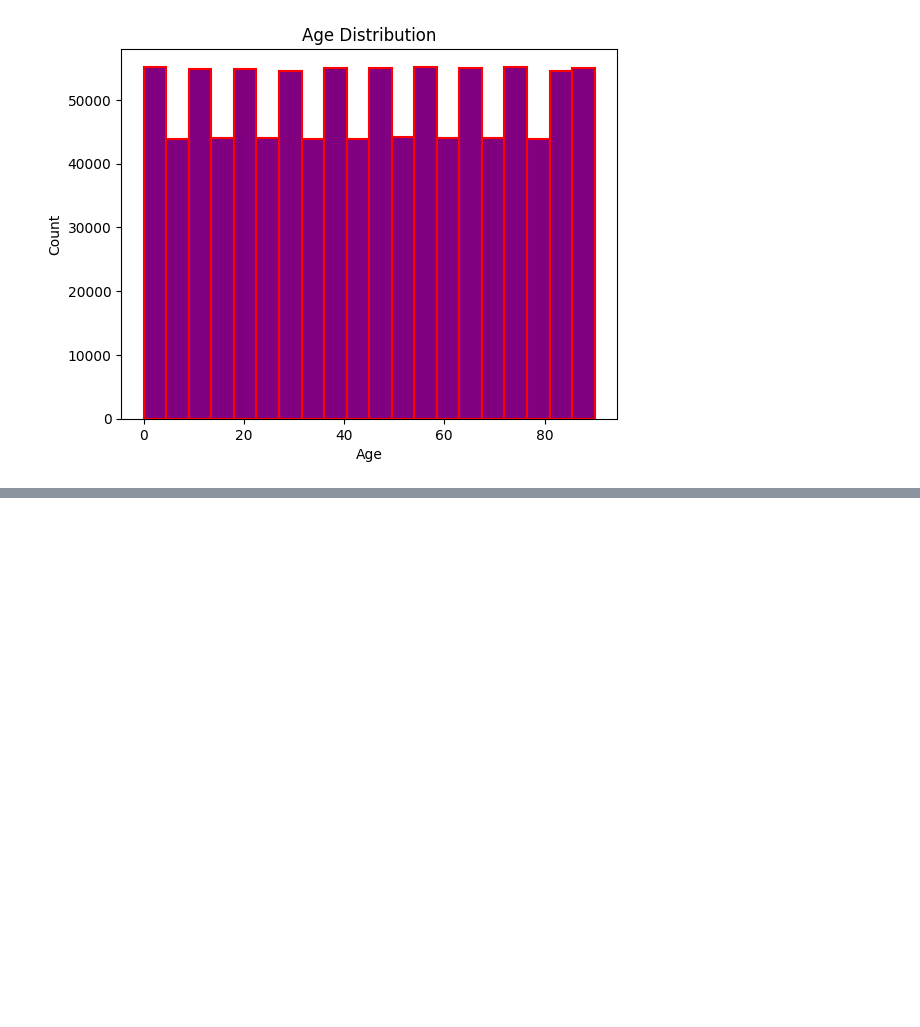
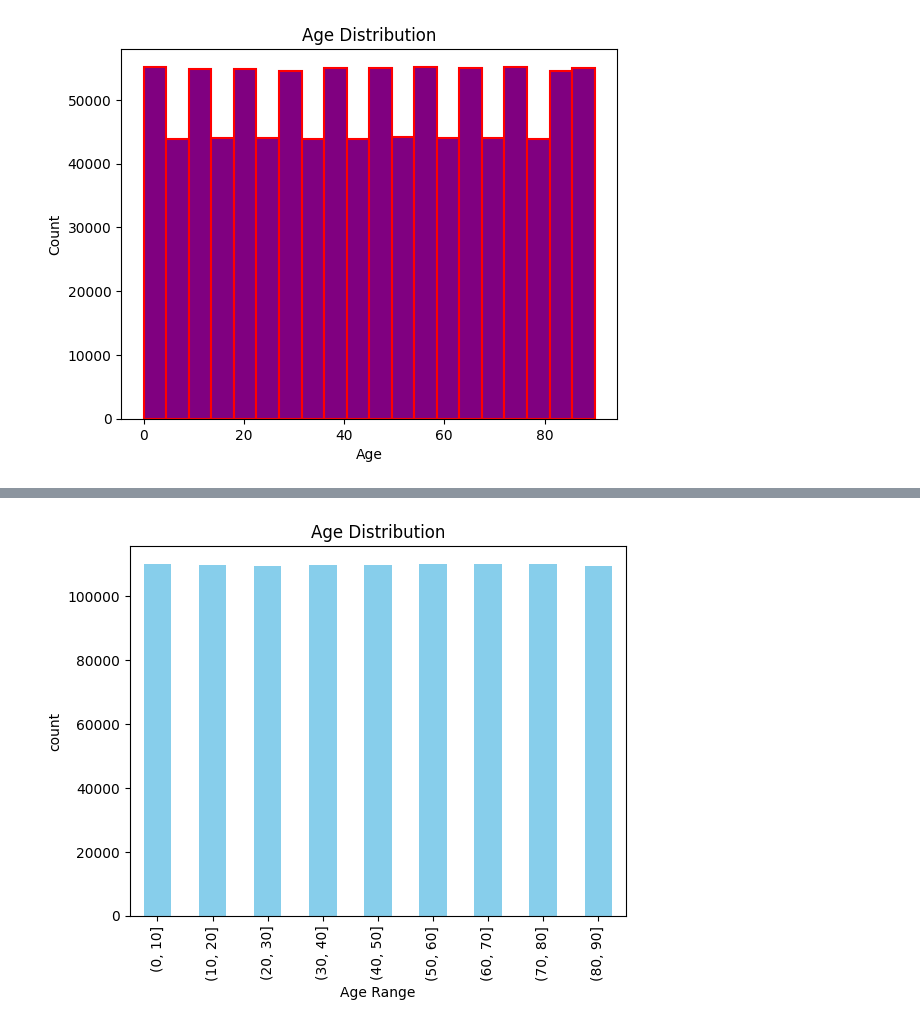
Before and after one commit to Avas77/healthcare-data-analysis, a Jupyter notebook: demography-analysis.ipynb, the cells around one changed output, grey strips where cells are left out. Cells and saved outputs as stored; diff of their text form; code cells hidden in the pictures; blank space fills up the shorter version.

```diff
--- a/demography-analysis.ipynb
+++ b/demography-analysis.ipynb
@@ -44,0 +53,5 @@ plt.show()
+# %%
+age_bins = [0, 10, 20, 30, 40, 50, 60, 70, 80, 90]
+# %%
+patient_csv["Age_Range"] = pd.cut(patient_csv["Age"], bins=age_bins)
+patient_csv
@@ -44,0 +72,3 @@ plt.show()
+# %%
+age_distribution = patient_csv["Age_Range"].value_counts().sort_index()
+age_distribution
@@ -44,0 +87,8 @@ plt.show()
+# %%
+age_distribution.plot(kind="bar", color="skyblue")
+plt.title("Age Distribution")
+plt.xlabel("Age Range")
+plt.ylabel("count")
+plt.show()
+# %% [output]
+[figure, added]
```
Also changed, not shown: parts of 7 cells of this notebook.
